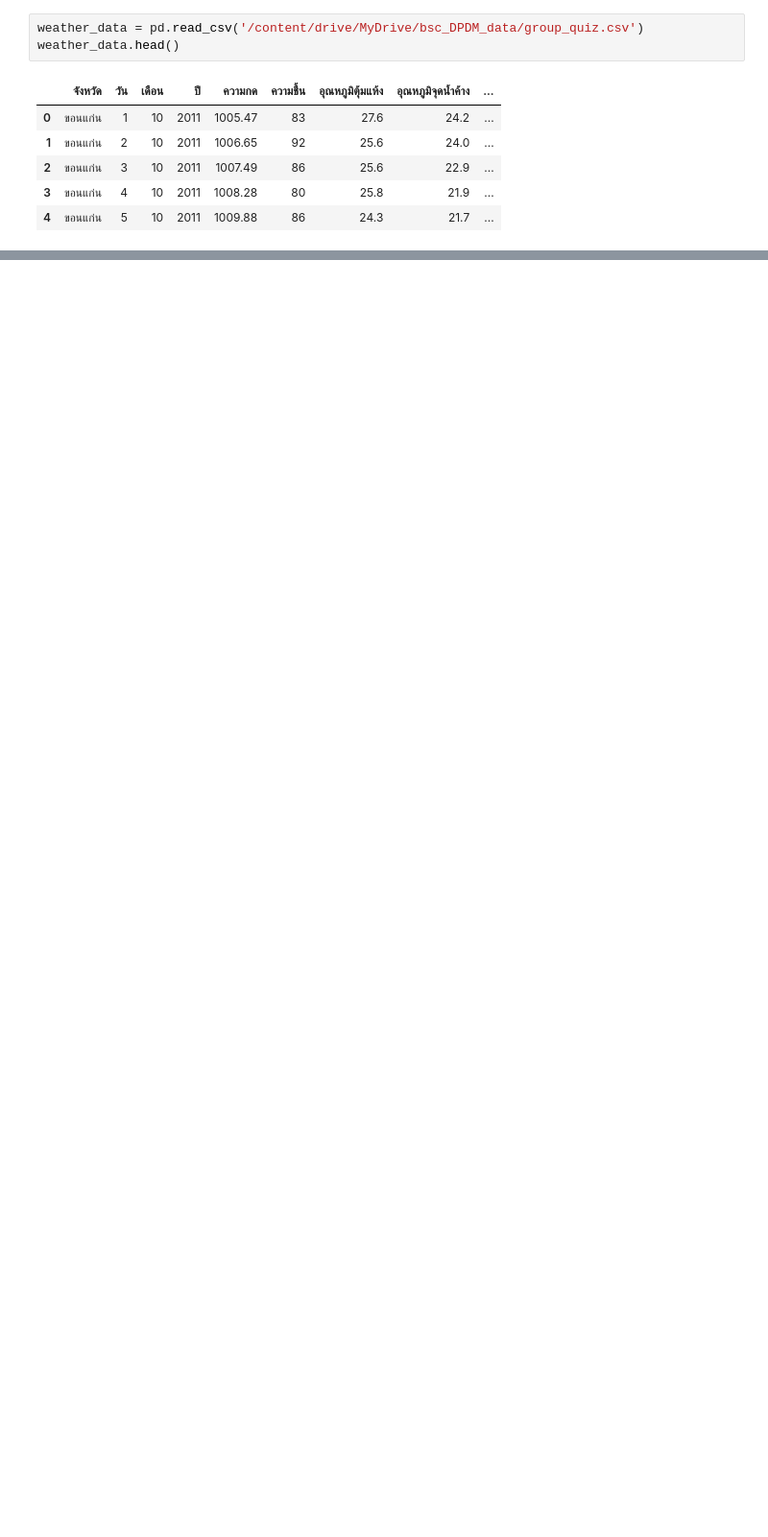
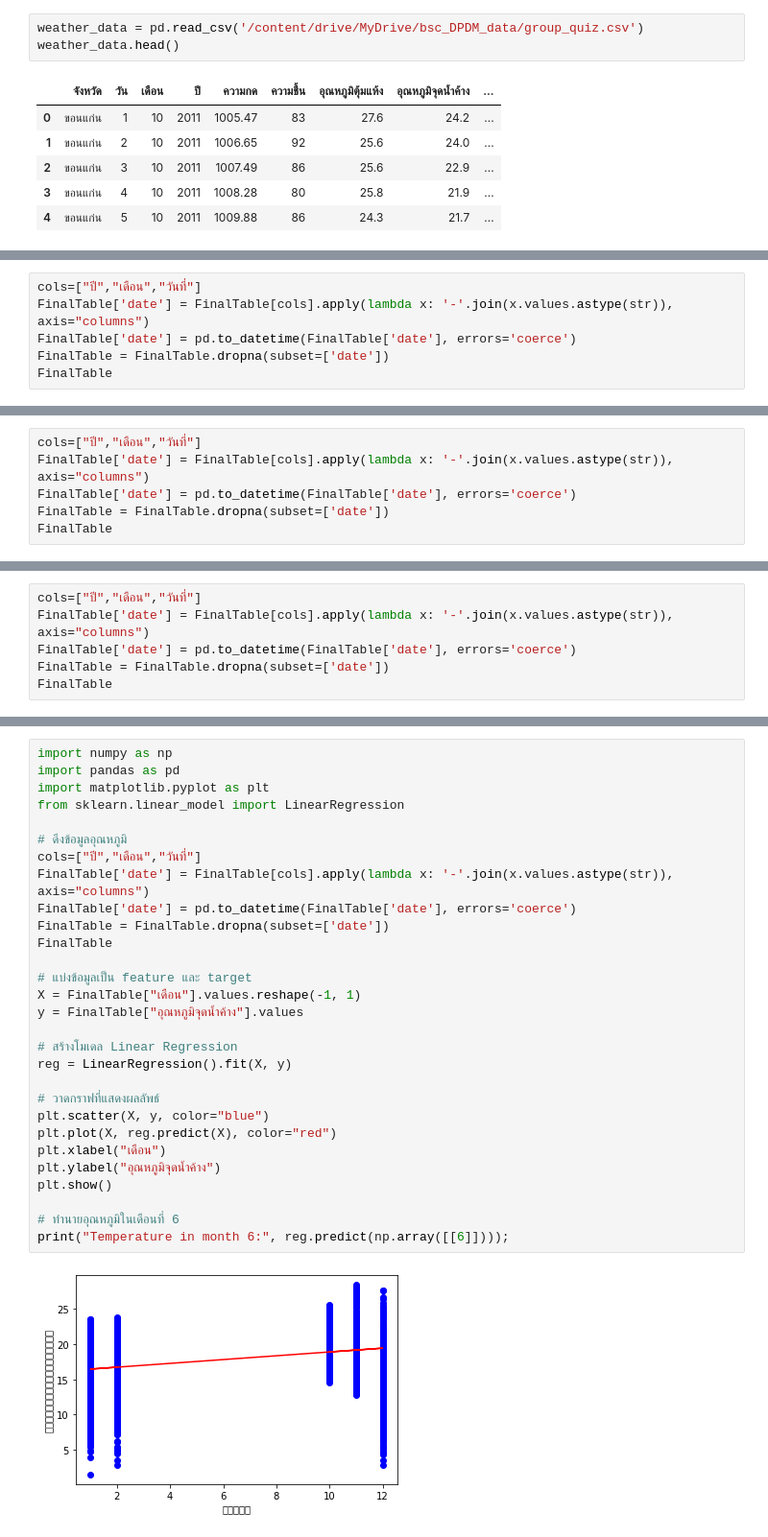
Before and after one commit to supatsara2002/bsc_dpdm22, a Jupyter notebook: midterm_dpdm22.ipynb, the cells around one changed output, grey strips where cells are left out. Shown at 96% size. Cells and saved outputs as stored; diff of their text form; blank space fills up the shorter version.

```diff
--- a/midterm_dpdm22.ipynb
+++ b/midterm_dpdm22.ipynb
@@ -623,0 +815,6 @@ weather_data.head()
+# %%
+cols=["ปี","เดือน","วันที่"]
+FinalTable['date'] = FinalTable[cols].apply(lambda x: '-'.join(x.values.astype(str)), axis="columns")
+FinalTable['date'] = pd.to_datetime(FinalTable['date'], errors='coerce')
+FinalTable = FinalTable.dropna(subset=['date'])
+FinalTable
@@ -623,0 +862,6 @@ weather_data.head()
+# %%
+cols=["ปี","เดือน","วันที่"]
+FinalTable['date'] = FinalTable[cols].apply(lambda x: '-'.join(x.values.astype(str)), axis="columns")
+FinalTable['date'] = pd.to_datetime(FinalTable['date'], errors='coerce')
+FinalTable = FinalTable.dropna(subset=['date'])
+FinalTable
@@ -623,0 +909,6 @@ weather_data.head()
+# %%
+cols=["ปี","เดือน","วันที่"]
+FinalTable['date'] = FinalTable[cols].apply(lambda x: '-'.join(x.values.astype(str)), axis="columns")
+FinalTable['date'] = pd.to_datetime(FinalTable['date'], errors='coerce')
+FinalTable = FinalTable.dropna(subset=['date'])
+FinalTable
@@ -623,0 +958,31 @@ weather_data.head()
+# %%
+import numpy as np
+import pandas as pd
+import matplotlib.pyplot as plt
+from sklearn.linear_model import LinearRegression
+
+# ดึงข้อมูลอุณหภูมิ
+cols=["ปี","เดือน","วันที่"]
+FinalTable['date'] = FinalTable[cols].apply(lambda x: '-'.join(x.values.astype(str)), axis="columns")
+FinalTable['date'] = pd.to_datetime(FinalTable['date'], errors='coerce')
+FinalTable = FinalTable.dropna(subset=['date'])
+FinalTable
+
+# แบ่งข้อมูลเป็น feature และ target
+X = FinalTable["เดือน"].values.reshape(-1, 1)
+y = FinalTable["อุณหภูมิจุดน้ำค้าง"].values
+
+# สร้างโมเดล Linear Regression
+reg = LinearRegression().fit(X, y)
+
+# วาดกราฟที่แสดงผลลัพธ์
+plt.scatter(X, y, color="blue")
+plt.plot(X, reg.predict(X), color="red")
+plt.xlabel("เดือน")
+plt.ylabel("อุณหภูมิจุดน้ำค้าง")
+plt.show()
+
+# ทำนายอุณหภูมิในเดือนที่ 6
+print("Temperature in month 6:", reg.predict(np.array([[6]])));
+# %% [output]
+[figure, added]
```
Also changed, not shown: parts of 30 cells of this notebook.
